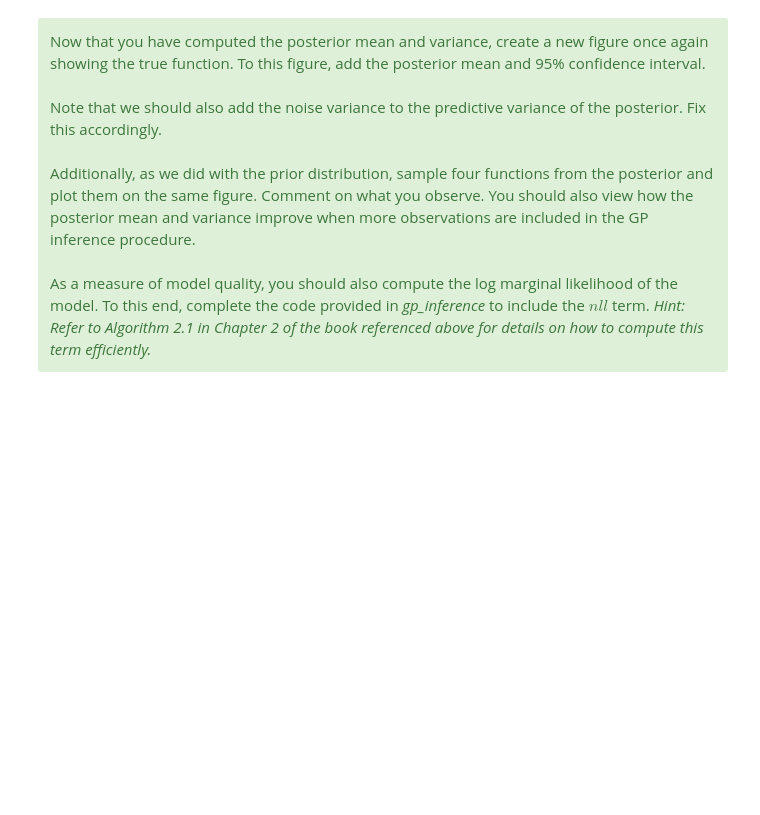
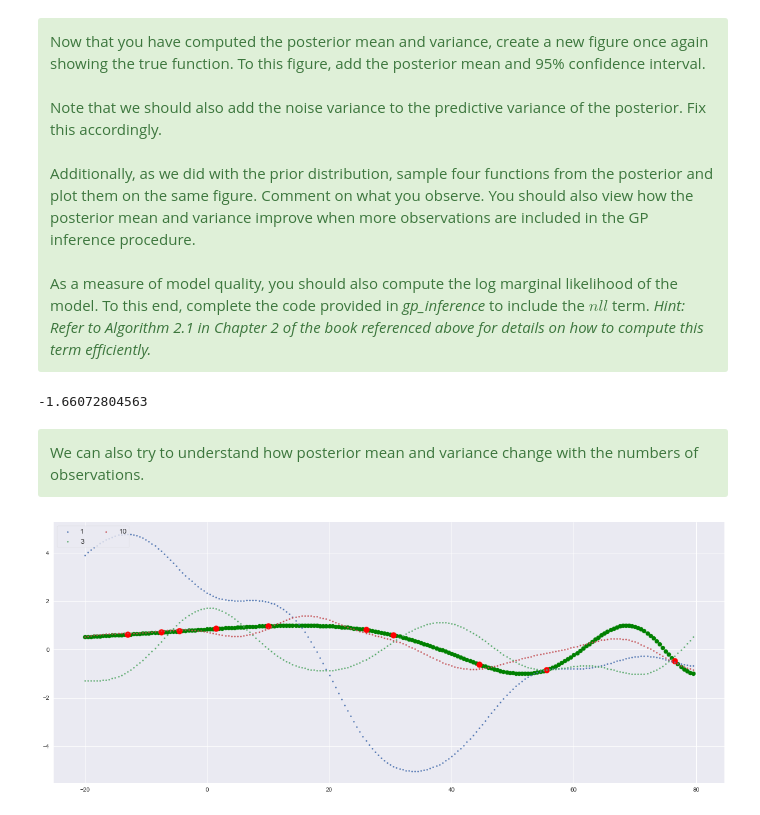
Before and after one commit to rdednl/ASI, a Jupyter notebook: Lab3.ipynb, the cells around one changed output. Saved outputs shown, nothing was run; the diff lists cells and outputs as text; code cells hidden in the pictures; blank space fills up the shorter version.

```diff
--- a/Lab3.ipynb
+++ b/Lab3.ipynb
@@ -213,3 +210,37 @@ Additionally, as we did with the prior distribution, sample four functions from
 <br><br>
 As a measure of model quality, you should also compute the log marginal likelihood of the model. To this end, complete the code provided in <i>gp_inference</i> to include the $nll$ term. <i>Hint: Refer to Algorithm 2.1 in Chapter 2 of the book referenced above for details on how to compute this term eﬃciently.</i>
 </div>
+# %%
+print(nll)
+# %% [output]
+-1.66072804563
+# %% [markdown]
+<div class="alert alert-success">
+We can also try to understand how posterior mean and variance change with the numbers of observations.
+</div>
+# %%
+nrObservations = [1,3,10]
+nll = np.zeros(len(nrObservations))
+
+obs_x = np.random.choice(x, size=np.max(nrObservations), replace=False)
+obs_t = [fun(_) for _ in obs_x]
+
+plt.figure()
+plt.scatter(x, t, c="g", s=50)
+plt.scatter(obs_x, obs_t, c="r", s=100)
+
+for i, curr in enumerate(nrObservations):
+    obs_x_temp = obs_x[:curr]
+    obs_t_temp = obs_t[:curr]
+
+    post_m, post_V, nll[i] = gp_inference(obs_x_temp, obs_t_temp, x, lengthscale, variance, noise)
+
+    r = np.random.multivariate_normal(post_m, post_V, size=1)
+    #plotting
+
+    plt.scatter(x, r, s=5, label=str(curr))
+
+plt.legend(ncol=2, loc='upper left', frameon=True, fontsize=12)
+plt.show()
+# %% [output]
+[figure, added]
```
Also changed, not shown: parts of 7 cells of this notebook.
